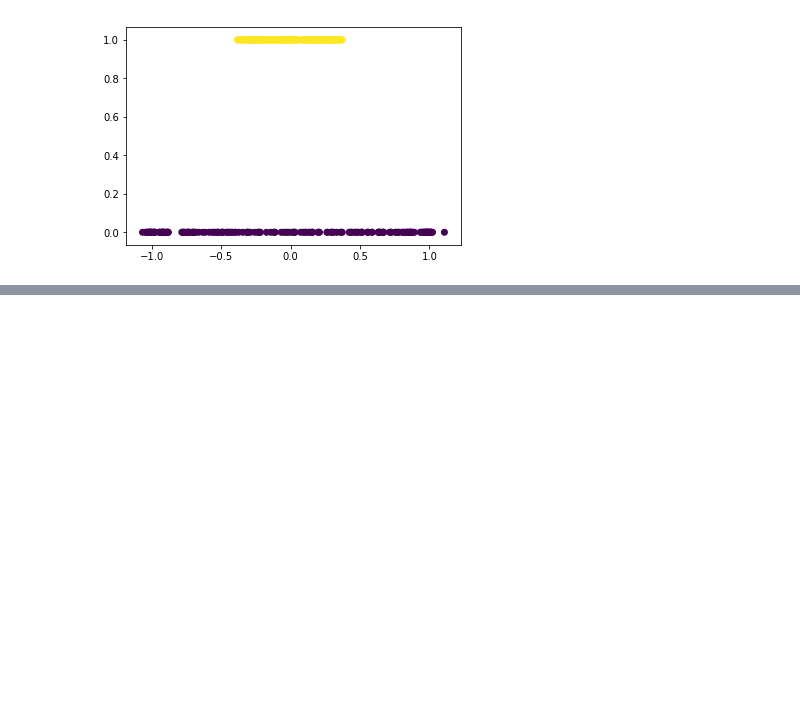
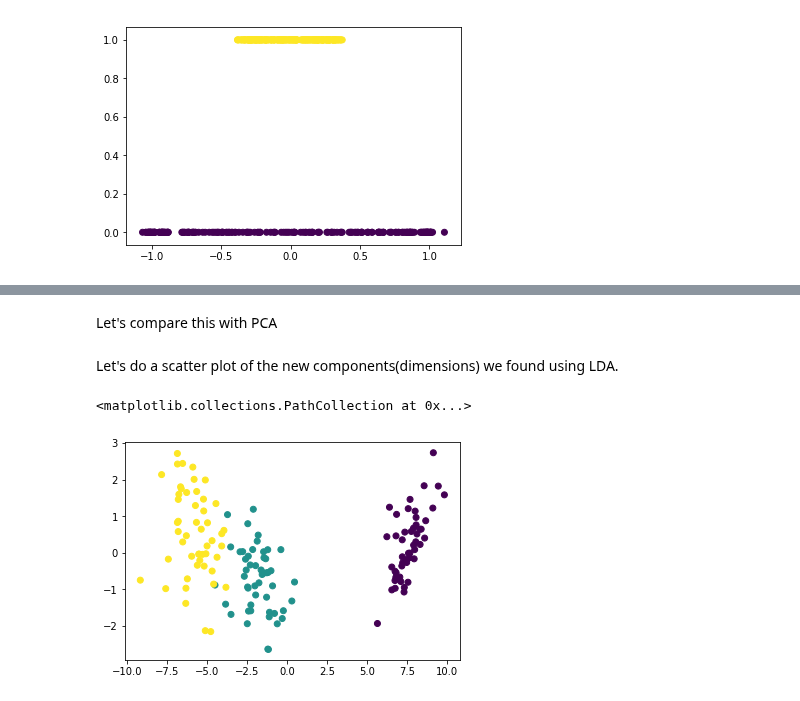
Before and after one commit to hotcode002/Machine-Learning-with-Python, a Jupyter notebook: week_4_ml_algorithms/day_18_dimensionality_reduction.ipynb, the cells around one changed output, grey strips where cells are left out. Cells and saved outputs as stored; diff of their text form; code cells hidden in the pictures; blank space fills up the shorter version.

```diff
--- a/week_4_ml_algorithms/day_18_dimensionality_reduction.ipynb
+++ b/week_4_ml_algorithms/day_18_dimensionality_reduction.ipynb
@@ -187,0 +226,13 @@ plt.scatter(new_data_kernel,y,c=y)
+# %%
+from sklearn.discriminant_analysis import LinearDiscriminantAnalysis
+from sklearn import datasets
+
+iris = datasets.load_iris()
+
+# Like the PCA example above, we want to reduce to 2 dimensions (from 4)
+classifier = LinearDiscriminantAnalysis(n_components = 2)
+
+# specify the target class  (different from PCA, where we don't provide the target class)
+iris_new = classifier.fit_transform(iris.data, iris.target)
+# %% [markdown]
+Let's compare this with PCA
@@ -187,0 +245,10 @@ plt.scatter(new_data_kernel,y,c=y)
+# %% [markdown]
+Let's do a scatter plot of the new components(dimensions) we found using LDA.
+# %%
+import matplotlib.pyplot as plt
+%matplotlib inline
+
+plt.scatter(iris_new[:,0],iris_new[:,1],c=iris.target)
+# %% [output]
+<matplotlib.collections.PathCollection at 0x...>
+[figure, added]
```
Also changed, not shown: parts of 13 cells of this notebook, 6 other files.
